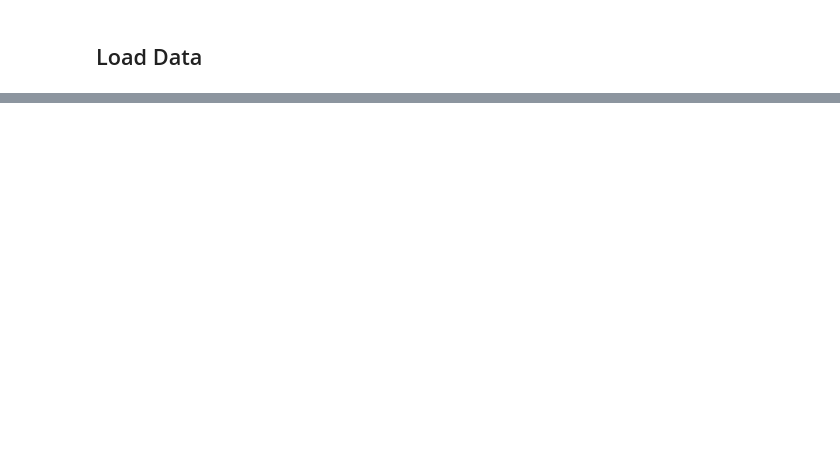
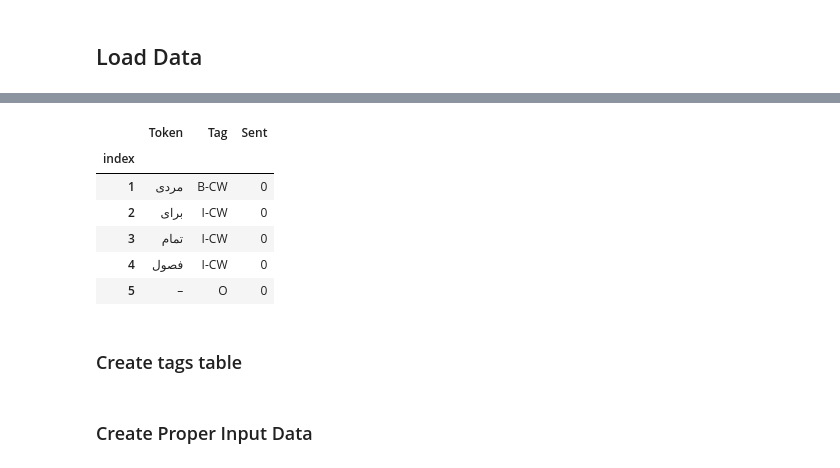
Before and after one commit to kargaranamir/Multi-lingual-NER, a Jupyter notebook: Roberta_NER.ipynb, the cells around one changed output, grey strips where cells are left out. Drawn from its saved outputs; the diff is of its cells as text; code cells hidden in the pictures; blank space fills up the shorter version.

```diff
--- a/Roberta_NER.ipynb
+++ b/Roberta_NER.ipynb
@@ -149,0 +185,30 @@ example
+# %%
+# Split Dataframe into Train and Val+Test
+splitter = GroupShuffleSplit(test_size=VAL_TEST_SIZE, n_splits=2,  random_state = 42)
+split = splitter.split(fa_data, groups=fa_data['Sent'])
+fa_train_inds, fa_val_test_inds = next(split)
+
+# FA Train and Val+Test
+fa_train = fa_data.iloc[fa_train_inds]
+fa_val_test = fa_data.iloc[fa_val_test_inds]
+
+# Split Dataframe into Val and Test
+splitter = GroupShuffleSplit(test_size=TEST_SIZE, n_splits=2,  random_state = 42)
+split = splitter.split(fa_val_test, groups=fa_val_test['Sent'])
+fa_val_inds, fa_test_inds = next(split)
+
+# FA Val and Test
+fa_val = fa_val_test.iloc[fa_val_inds]
+fa_test = fa_val_test.iloc[fa_test_inds]
+# %%
+fa_train.head()
+# %% [output]
+|  | Token | Tag | Sent |
+| index |  |  |  |
+| 1 | مردی | B-CW | 0 |
+| 2 | برای | I-CW | 0 |
+| 3 | تمام | I-CW | 0 |
+| 4 | فصول | I-CW | 0 |
+| 5 | – | O | 0 |
+# %% [markdown]
+### Create tags table
@@ -149,0 +218,2 @@ example
+# %% [markdown]
+### Create Proper Input Data
```
Also changed, not shown: parts of 76 cells of this notebook.
